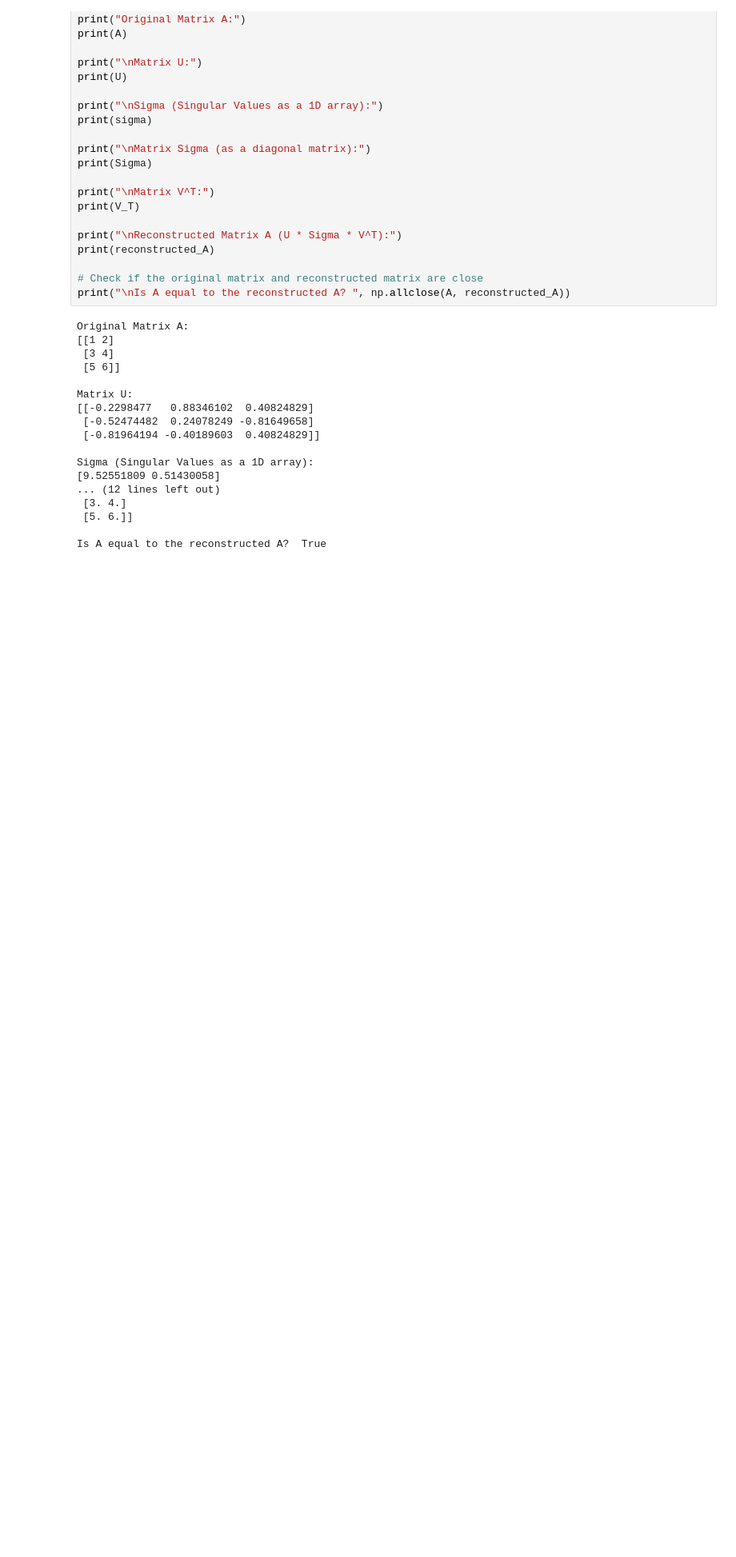
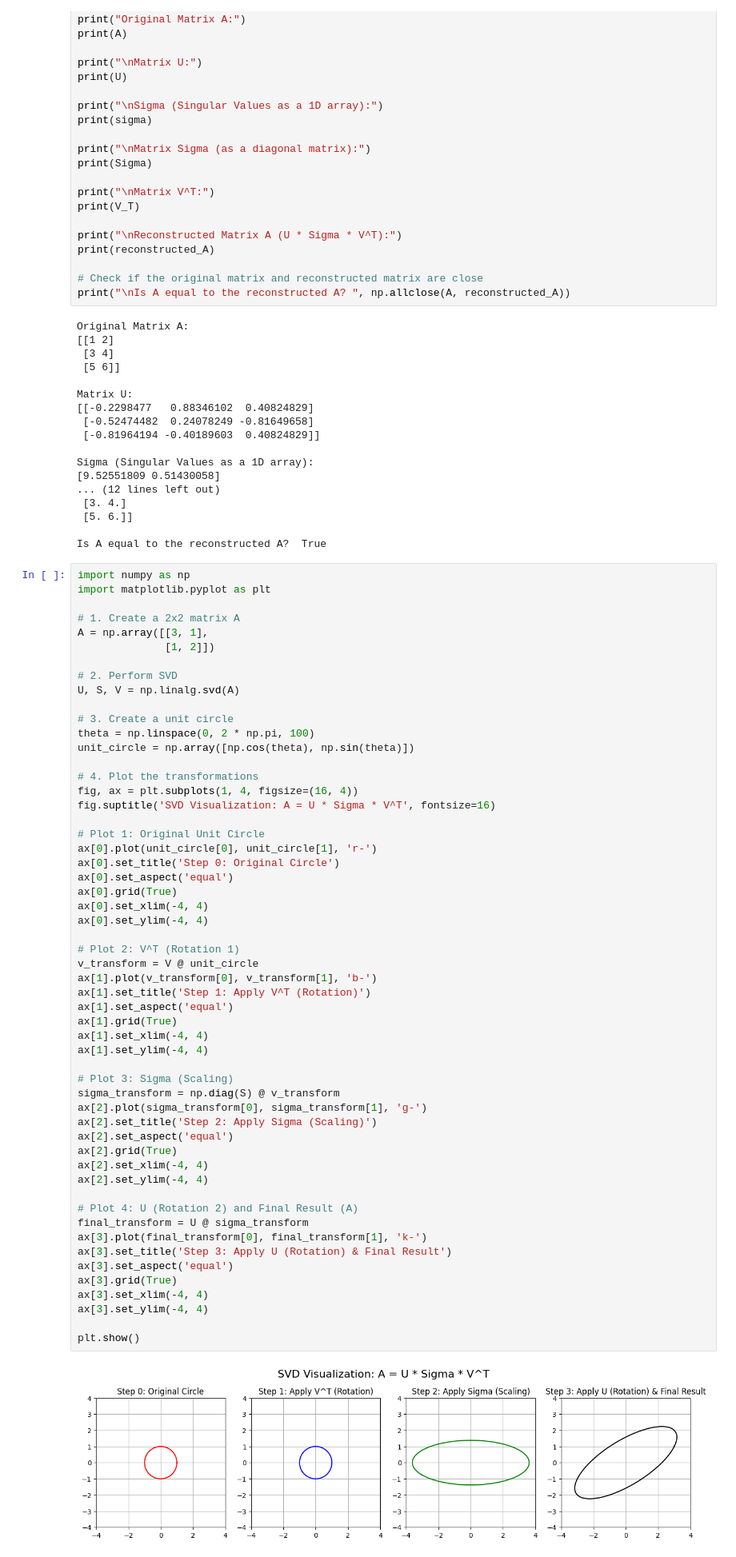
Before and after one commit to calhall4892/ml-research-journal, a Jupyter notebook: Linear_Algebra_Fundamentals.ipynb, the cells around one changed output. Shown at 80% size. Drawn from its saved outputs; the diff is of its cells as text; blank space fills up the shorter version.

```diff
--- a/Linear_Algebra_Fundamentals.ipynb
+++ b/Linear_Algebra_Fundamentals.ipynb
@@ -346,3 +356,60 @@ Sigma (Singular Values as a 1D array):
  [5. 6.]]
 
 Is A equal to the reconstructed A?  True
+# %%
+import numpy as np
+import matplotlib.pyplot as plt
+
+# 1. Create a 2x2 matrix A
+A = np.array([[3, 1],
+              [1, 2]])
+
+# 2. Perform SVD
+U, S, V = np.linalg.svd(A)
+
+# 3. Create a unit circle
+theta = np.linspace(0, 2 * np.pi, 100)
+unit_circle = np.array([np.cos(theta), np.sin(theta)])
+
+# 4. Plot the transformations
+fig, ax = plt.subplots(1, 4, figsize=(16, 4))
+fig.suptitle('SVD Visualization: A = U * Sigma * V^T', fontsize=16)
+
+# Plot 1: Original Unit Circle
+ax[0].plot(unit_circle[0], unit_circle[1], 'r-')
+ax[0].set_title('Step 0: Original Circle')
+ax[0].set_aspect('equal')
+ax[0].grid(True)
+ax[0].set_xlim(-4, 4)
+ax[0].set_ylim(-4, 4)
+
+# Plot 2: V^T (Rotation 1)
+v_transform = V @ unit_circle
+ax[1].plot(v_transform[0], v_transform[1], 'b-')
+ax[1].set_title('Step 1: Apply V^T (Rotation)')
+ax[1].set_aspect('equal')
+ax[1].grid(True)
+ax[1].set_xlim(-4, 4)
+ax[1].set_ylim(-4, 4)
+
+# Plot 3: Sigma (Scaling)
+sigma_transform = np.diag(S) @ v_transform
+ax[2].plot(sigma_transform[0], sigma_transform[1], 'g-')
+ax[2].set_title('Step 2: Apply Sigma (Scaling)')
+ax[2].set_aspect('equal')
+ax[2].grid(True)
+ax[2].set_xlim(-4, 4)
+ax[2].set_ylim(-4, 4)
+
+# Plot 4: U (Rotation 2) and Final Result (A)
+final_transform = U @ sigma_transform
+ax[3].plot(final_transform[0], final_transform[1], 'k-')
+ax[3].set_title('Step 3: Apply U (Rotation) & Final Result')
+ax[3].set_aspect('equal')
+ax[3].grid(True)
+ax[3].set_xlim(-4, 4)
+ax[3].set_ylim(-4, 4)
+
+plt.show()
+# %% [output]
+[figure, added]
```
Also changed, not shown: parts of 1 cell of this notebook.
